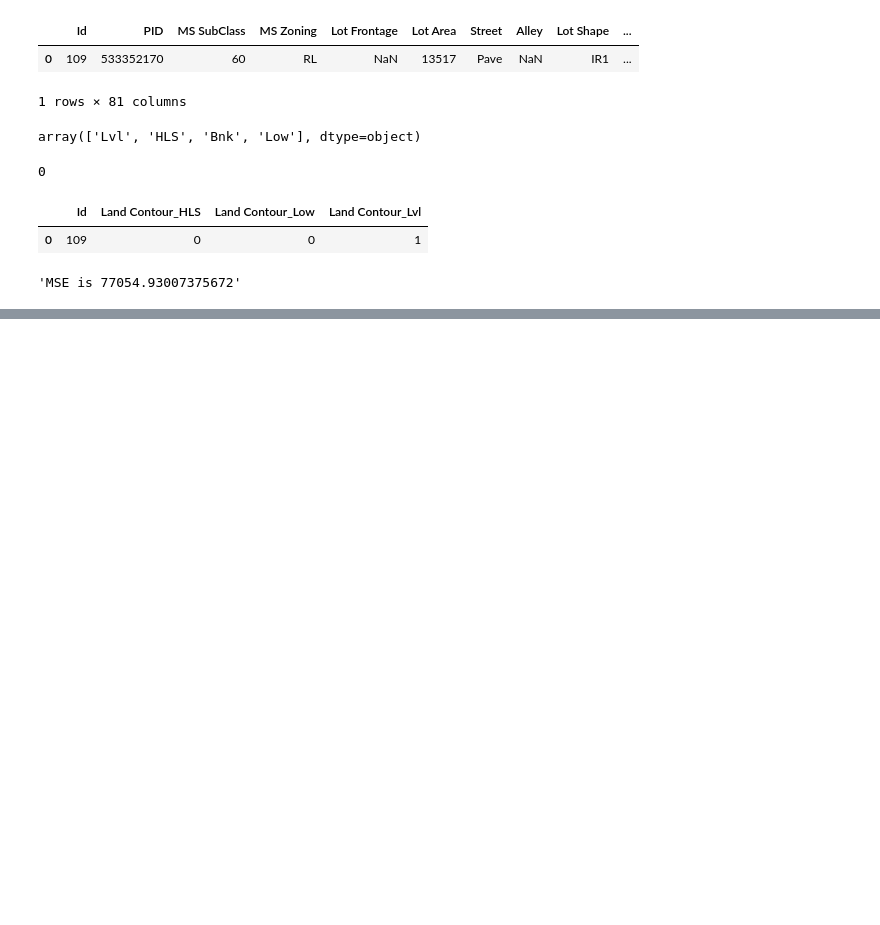
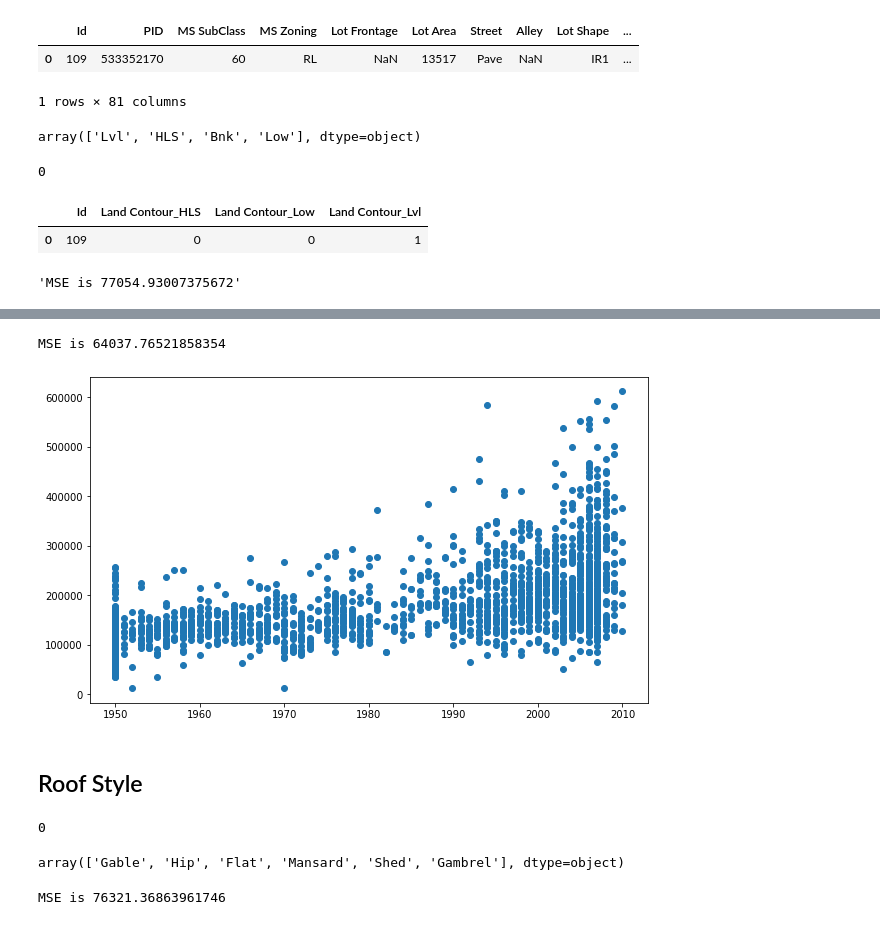
Before and after one commit to amcurley/GA_projects, a Jupyter notebook: Projects/project_2-master/Project_Cleaning.ipynb, the cells around one changed output, grey strips where cells are left out. Cells and saved outputs as stored; diff of their text form; code cells hidden in the pictures; blank space fills up the shorter version.

```diff
--- a/Projects/project_2-master/Project_Cleaning.ipynb
+++ b/Projects/project_2-master/Project_Cleaning.ipynb
@@ -392,0 +757,19 @@ f"MSE is {metrics.mean_squared_error(y, y_pred, squared=False)}"
+# %%
+get_dummies(train_df, 'Year Remod/Add')
+# %% [output]
+MSE is 64037.76521858354
+# %%
+plt.figure(figsize=(10,6))
+plt.scatter(train_df['Year Remod/Add'], train_df['SalePrice']);
+# %% [output]
+[figure, added]
+# %% [markdown]
+## Roof Style
+# %%
+train_df['Roof Style'].isna().sum()
+# %% [output]
+0
+# %%
+train_df['Roof Style'].unique()
+# %% [output]
+array(['Gable', 'Hip', 'Flat', 'Mansard', 'Shed', 'Gambrel'], dtype=object)
@@ -392,0 +783,4 @@ f"MSE is {metrics.mean_squared_error(y, y_pred, squared=False)}"
+# %%
+get_dummies(train_df, 'Roof Style')
+# %% [output]
+MSE is 76321.36863961746
```
Also changed, not shown: parts of 109 cells of this notebook.
